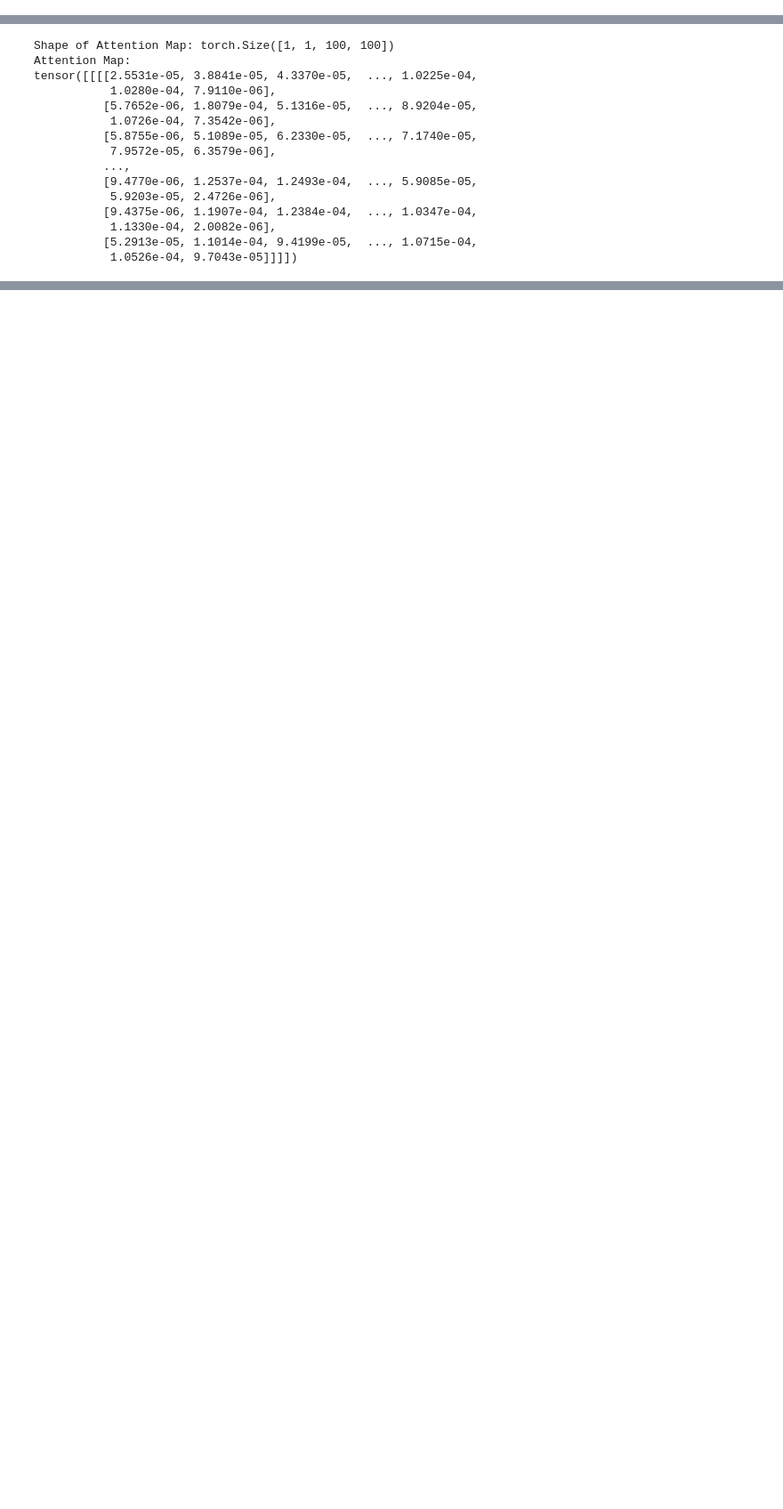
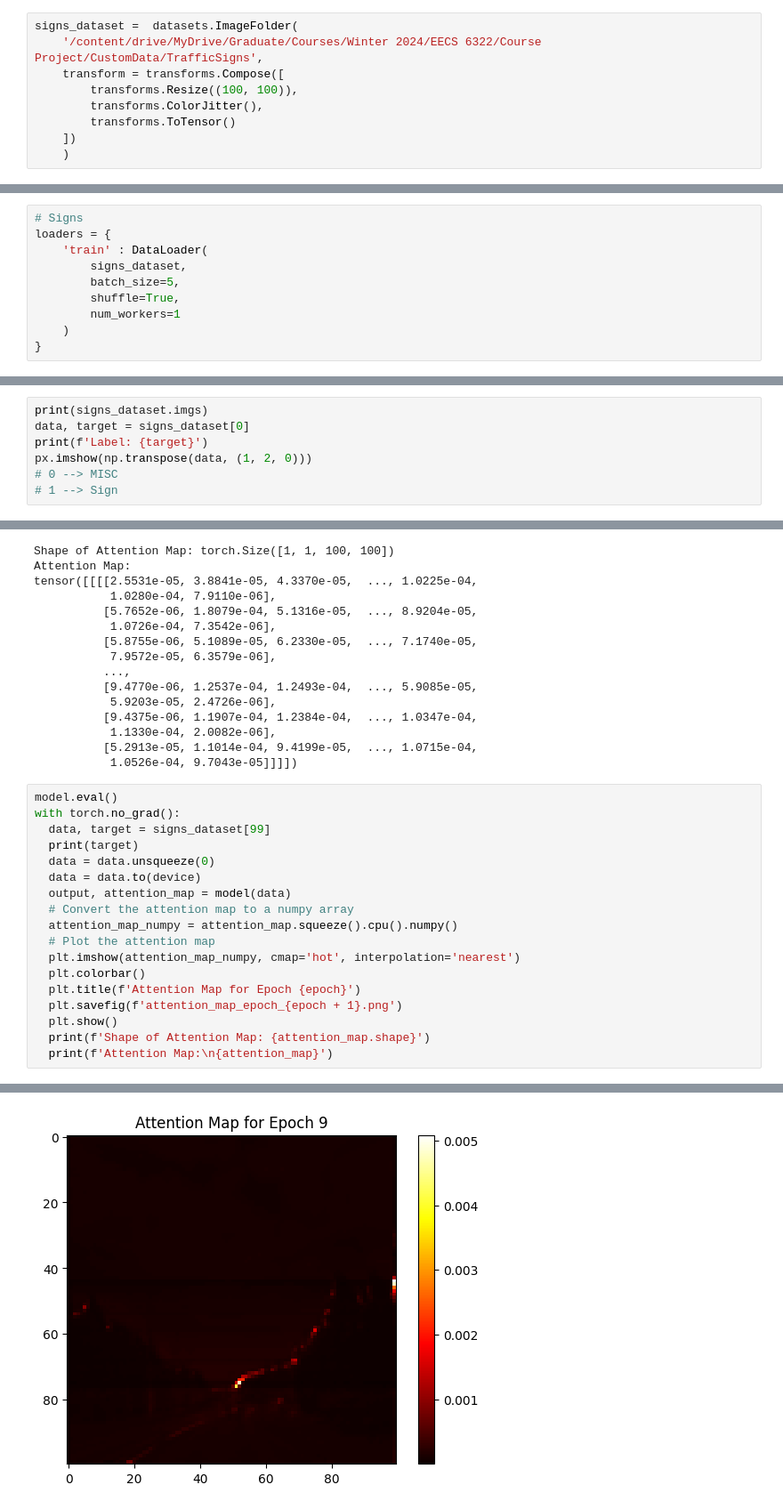
Before and after one commit to stoyonaga/EECS6322, a Jupyter notebook: Code/6322_Zoom_In_Network.ipynb, the cells around one changed output, grey strips where cells are left out. Shown: that part at 89% size. Saved outputs shown, nothing was run; the diff lists cells and outputs as text; blank space fills up the shorter version.

Commit message:
Preliminary traffic signs dataset added to code testing

```diff
--- a/Code/6322_Zoom_In_Network.ipynb
+++ b/Code/6322_Zoom_In_Network.ipynb
@@ -46,4 +43,13 @@ colon_dataset =  datasets.ImageFolder(
         transforms.ToTensor()
     ])
     )
+# %%
+signs_dataset =  datasets.ImageFolder(
+    '/content/drive/MyDrive/Graduate/Courses/Winter 2024/EECS 6322/Course Project/CustomData/TrafficSigns',
+    transform = transforms.Compose([
+        transforms.Resize((100, 100)),
+        transforms.ColorJitter(),
+        transforms.ToTensor()
+    ])
+    )
 # %%
@@ -55,6 +62,16 @@ loaders = {
     num_workers=1
     )
 }
+# %%
+# Signs
+loaders = {
+    'train' : DataLoader(
+        signs_dataset,
+        batch_size=5,
+        shuffle=True,
+        num_workers=1
+    )
+}
 # %%
 print(colon_dataset.imgs)
 data, target = colon_dataset[0]
@@ -67,3 +84,10 @@ px.imshow(np.transpose(data, (1, 2, 0)))
 [('/content/drive/MyDrive/Graduate/Courses/Winter 2024/EECS 6322/Course Project/CustomData/Colon/Negative/img1.bmp', 0), ('/content/drive/MyDrive/Graduate/Courses/Winter 2024/EECS 6322/Course Project/ ...
 Label: 0
 [interactive output not drawn]
+# %%
+print(signs_dataset.imgs)
+data, target = signs_dataset[0]
+print(f'Label: {target}')
+px.imshow(np.transpose(data, (1, 2, 0)))
+# 0 --> MISC
+# 1 --> Sign
@@ -289,3 +378,22 @@ tensor([[[[2.5531e-05, 3.8841e-05, 4.3370e-05,  ..., 1.0225e-04,
            1.1330e-04, 2.0082e-06],
           [5.2913e-05, 1.1014e-04, 9.4199e-05,  ..., 1.0715e-04,
            1.0526e-04, 9.7043e-05]]]])
+# %%
+model.eval()
+with torch.no_grad():
+  data, target = signs_dataset[99]
+  print(target)
+  data = data.unsqueeze(0)
+  data = data.to(device)
+  output, attention_map = model(data)
+  # Convert the attention map to a numpy array
+  attention_map_numpy = attention_map.squeeze().cpu().numpy()
+  # Plot the attention map
+  plt.imshow(attention_map_numpy, cmap='hot', interpolation='nearest')
+  plt.colorbar()
+  plt.title(f'Attention Map for Epoch {epoch}')
+  plt.savefig(f'attention_map_epoch_{epoch + 1}.png')
+  plt.show()
+  print(f'Shape of Attention Map: {attention_map.shape}')
+  print(f'Attention Map:\n{attention_map}')
+# %% [output]
@@ -291,0 +401 @@ tensor([[[[2.5531e-05, 3.8841e-05, 4.3370e-05,  ..., 1.0225e-04,
+[figure, added]
```
Also changed, not shown: parts of 5 cells of this notebook.
